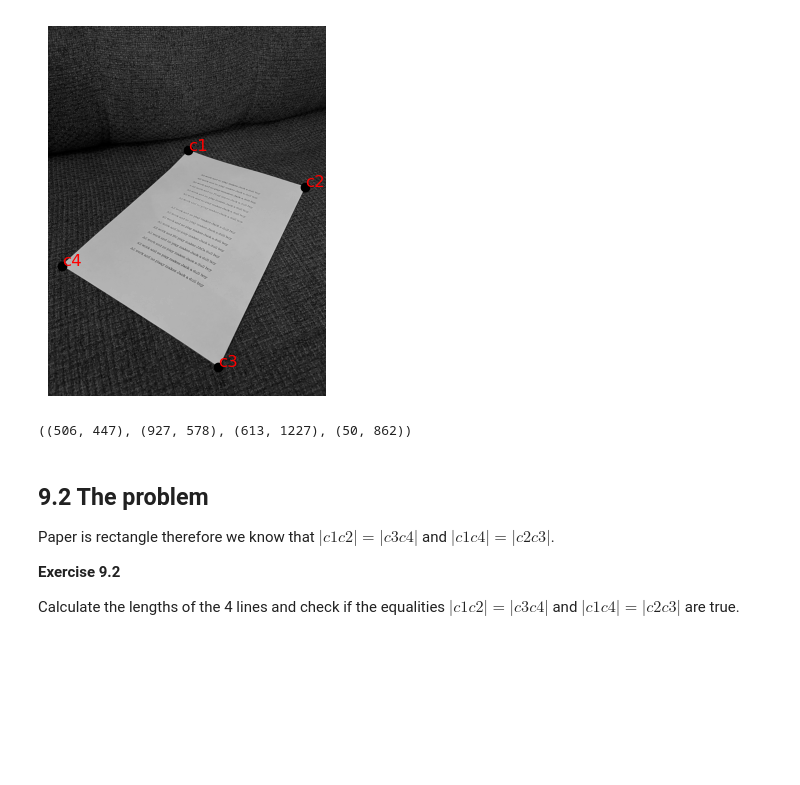
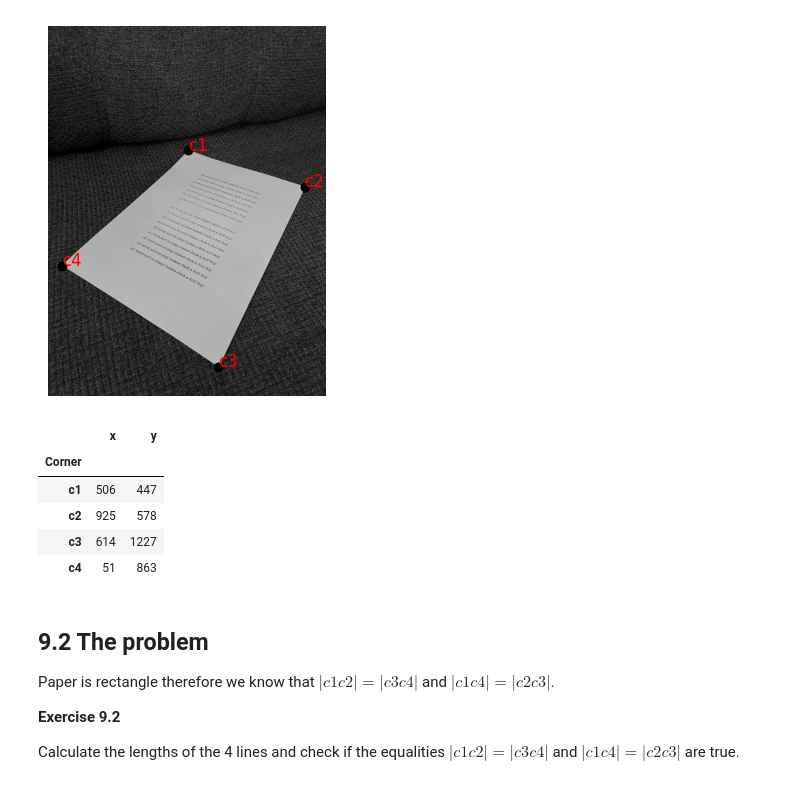
Before and after one commit to MaciejCzerniak243552/ot2-rl-243552-maciej, a Jupyter notebook: self_study/w3/9. Measuring Objects.ipynb, the cells around one changed output. Saved outputs shown, nothing was run; the diff lists cells and outputs as text; code cells hidden in the pictures; blank space fills up the shorter version.

```diff
--- a/self_study/w3/9. Measuring Objects.ipynb
+++ b/self_study/w3/9. Measuring Objects.ipynb
@@ -41,3 +39,31 @@ Visual check:
+# %%
+blur = cv2.GaussianBlur(image, (5, 5), 0)
+_, th = cv2.threshold(blur, 0, 255, cv2.THRESH_BINARY + cv2.THRESH_OTSU)
+
+kernel = np.ones((3, 3), np.uint8)
+th_clean = cv2.morphologyEx(th, cv2.MORPH_CLOSE, kernel, iterations=2)
+
+contours, hierarchy = cv2.findContours(th_clean, cv2.RETR_EXTERNAL, cv2.CHAIN_APPROX_SIMPLE)
+paper_contour = max(contours, key=cv2.contourArea)
+# %%
+peri   = cv2.arcLength(paper_contour, True)
+approx = cv2.approxPolyDP(paper_contour, 0.02 * peri, True)
+
+if len(approx) == 4:
+    corners = approx.reshape(4, 2)
+else:
+    rect = cv2.minAreaRect(paper_contour)
+    corners = cv2.boxPoints(rect)
+    corners = np.intp(corners)
+
+pts = np.array(corners, dtype="float32")
+y_sorted = pts[np.argsort(pts[:, 1])]
+top, bottom = y_sorted[:2], y_sorted[2:]
+tl, tr = top[np.argsort(top[:, 0])]
+bl, br = bottom[np.argsort(bottom[:, 0])]
+corners = np.array([tl, tr, br, bl], dtype="float32")
+
+c1, c2, c3, c4 = corners
 # %%
 image = cv2.imread(file_path, 0)
 plt.imshow(image, cmap='gray')
@@ -50,10 +76,21 @@ plt.axis('off')
 # %% [output]
 (-0.5, 999.5, 1332.5, -0.5)
 [figure]
-# %%
-c1, c2, c3, c4
-# %% [output]
-((506, 447), (927, 578), (613, 1227), (50, 862))
+# %%
+import pandas as pd
+coords = np.round(np.vstack([c1, c2, c3, c4])).astype(int)
+
+# build dataframe
+df = pd.DataFrame(coords, columns=["x", "y"], index=["c1", "c2", "c3", "c4"])
+df.index.name = 'Corner'
+df
+# %% [output]
+|  | x | y |
+| Corner |  |  |
+| c1 | 506 | 447 |
+| c2 | 925 | 578 |
+| c3 | 614 | 1227 |
+| c4 | 51 | 863 |
 # %% [markdown]
 ## 9.2 The problem
 
```
Also changed, not shown: parts of 9 cells of this notebook, 20 other files.
